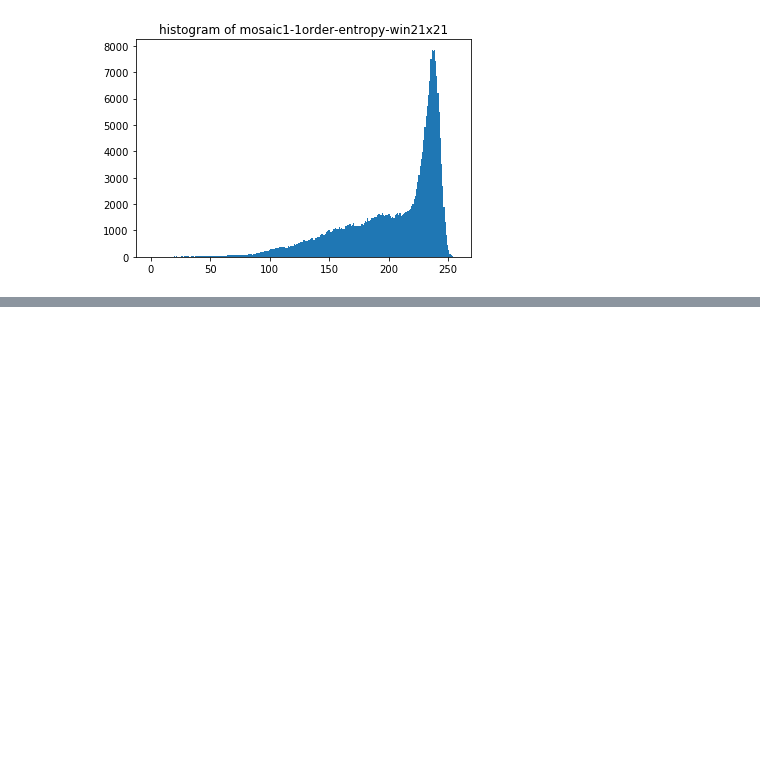
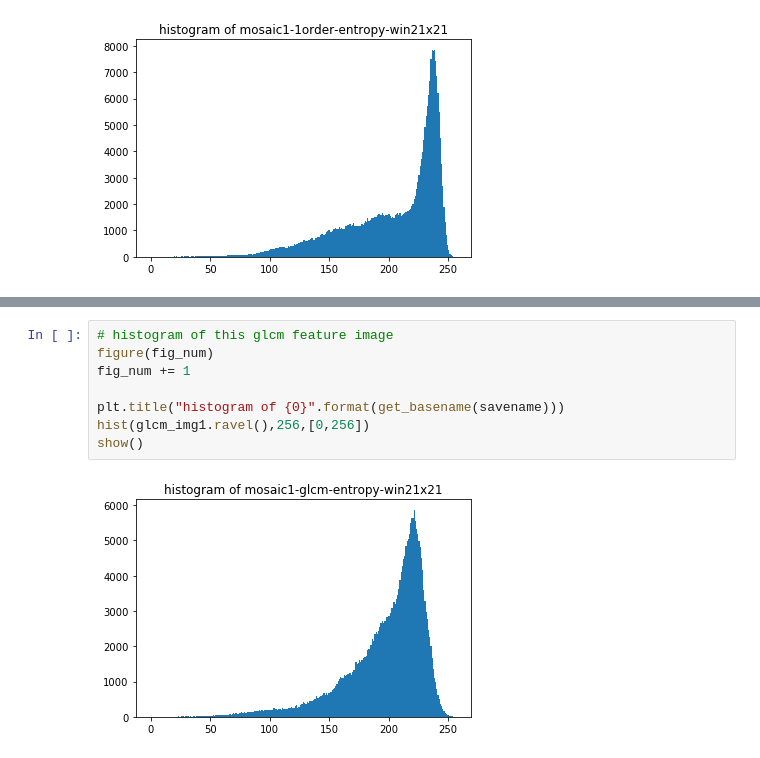
Before and after one commit to samleoqh/digital-img-ana, a Jupyter notebook: exercise/img_segm_glcm_texture.ipynb, the cells around one changed output, grey strips where cells are left out. Cells and saved outputs as stored; diff of their text form; blank space fills up the shorter version.

```diff
--- a/exercise/img_segm_glcm_texture.ipynb
+++ b/exercise/img_segm_glcm_texture.ipynb
@@ -289,0 +335,10 @@ imshow(masked_img1,'gray')
+# %%
+# histogram of this glcm feature image
+figure(fig_num)
+fig_num += 1
+
+plt.title("histogram of {0}".format(get_basename(savename)))
+hist(glcm_img1.ravel(),256,[0,256])
+show()
+# %% [output]
+[figure, added]
```
Also changed, not shown: parts of 5 cells of this notebook.
